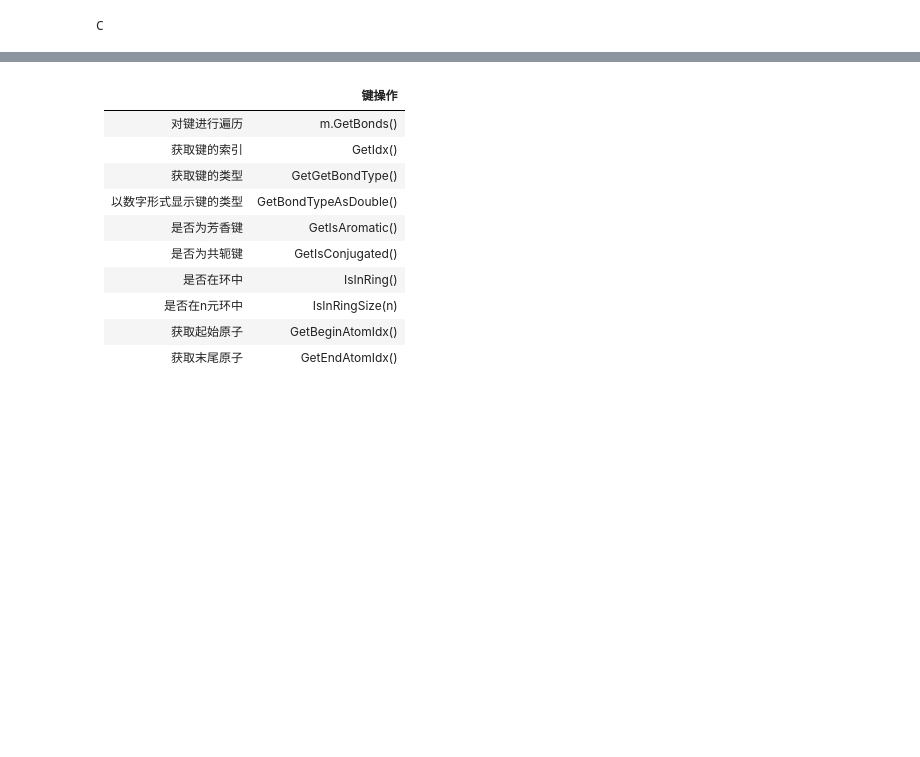
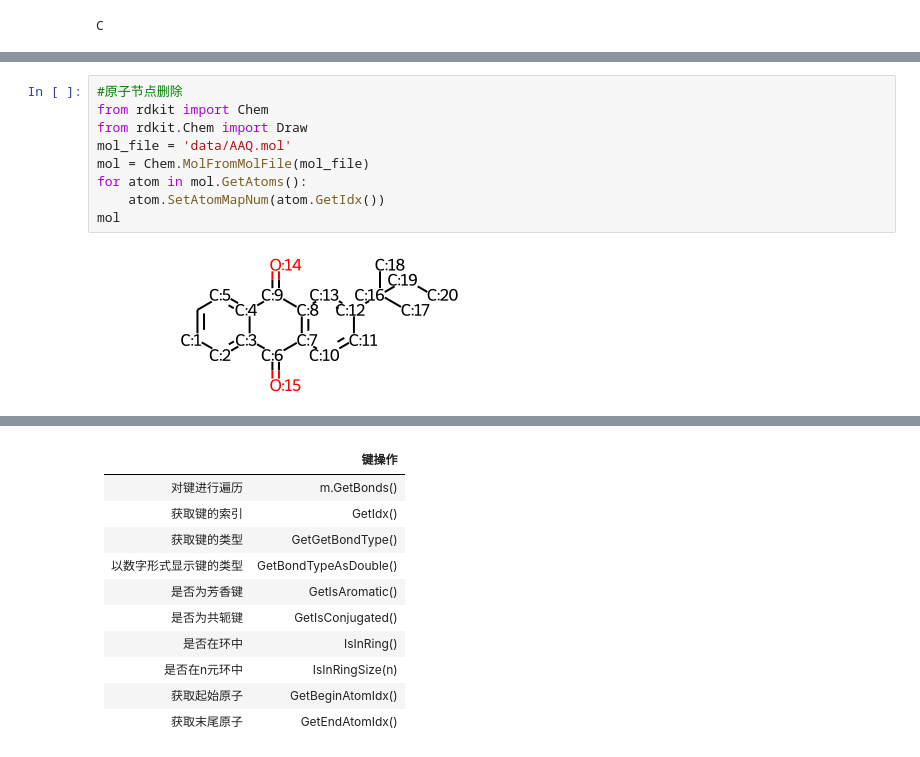
Before and after one commit to PuYuQian/rdkit_tutorial, a Jupyter notebook: rdkit_tutorial.ipynb, the cells around one changed output, grey strips where cells are left out. Cells and saved outputs as stored; diff of their text form; blank space fills up the shorter version.

Commit message:
modify rdkit_tutorial.ipynb content

```diff
--- a/rdkit_tutorial.ipynb
+++ b/rdkit_tutorial.ipynb
@@ -350,0 +360,11 @@ mol_with_atom_index(mol)
+# %%
+#原子节点删除
+from rdkit import Chem
+from rdkit.Chem import Draw
+mol_file = 'data/AAQ.mol'
+mol = Chem.MolFromMolFile(mol_file)
+for atom in mol.GetAtoms():
+    atom.SetAtomMapNum(atom.GetIdx())
+mol
+# %% [output]
+[figure, added]
```
Also changed, not shown: parts of 31 cells of this notebook, 2 other files.
